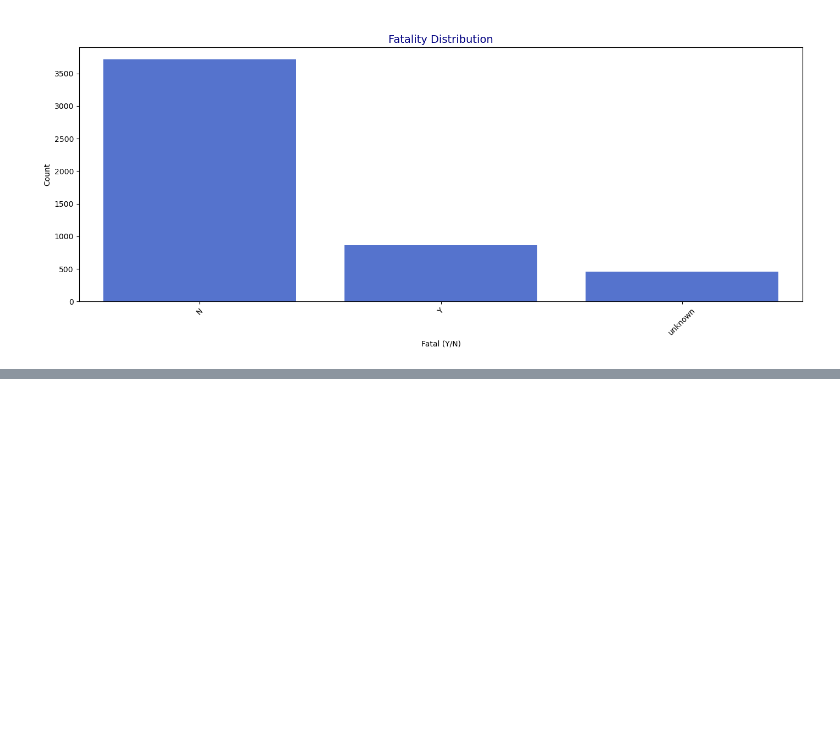
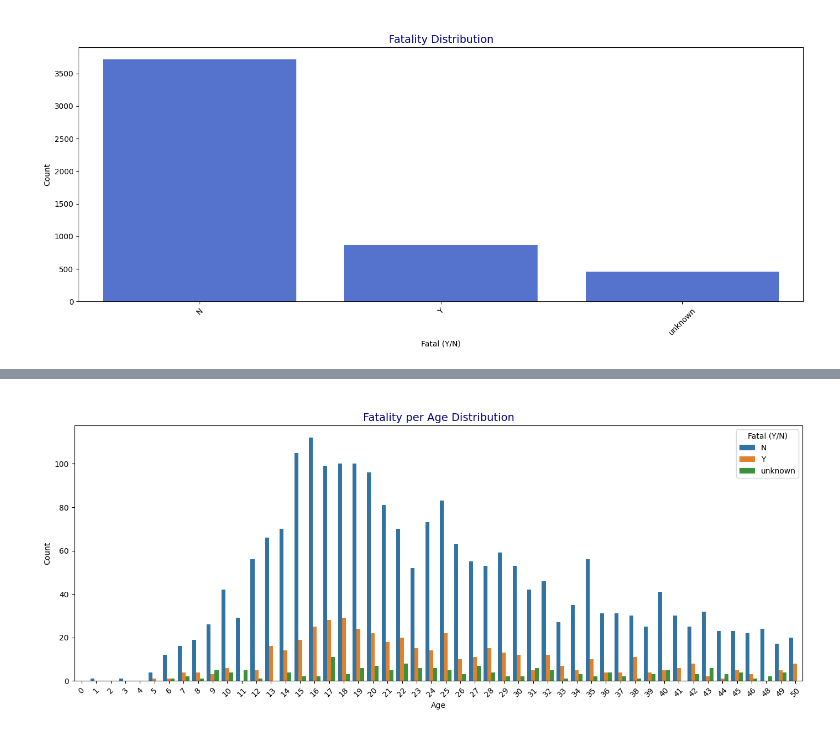
Before and after one commit to LucasFloresC/Shark_Attack, a Jupyter notebook: Proyecto 1.ipynb, the cells around one changed output, grey strips where cells are left out. Saved outputs shown, nothing was run; the diff lists cells and outputs as text; code cells hidden in the pictures; blank space fills up the shorter version.

```diff
--- a/Proyecto 1.ipynb
+++ b/Proyecto 1.ipynb
@@ -764,0 +1365,12 @@ Name: count, dtype: int64
+# %%
+# Vamos a representar la distribucion de fatality por Age el head 50 par tratar de sacar conclusiones
+df = sharks_clean[["Age","Fatal (Y/N)"]].head(50)
+plt.figure(figsize=(17, 6))
+sns.countplot(x="Age",hue="Fatal (Y/N)", data=sharks_clean,order=df.index)
+plt.title('\nFatality per Age Distribution', color='navy', size = 14)
+plt.xlabel('Age')
+plt.xticks(rotation =  45)
+plt.ylabel('Count')
+plt.show()
+# %% [output]
+[figure, added]
```
Also changed, not shown: parts of 33 cells of this notebook, 20 other files.
